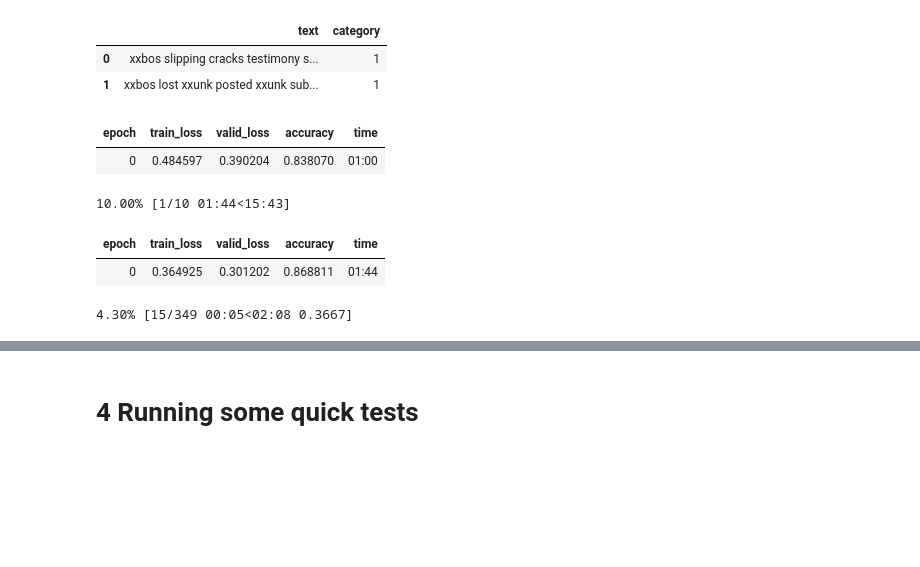
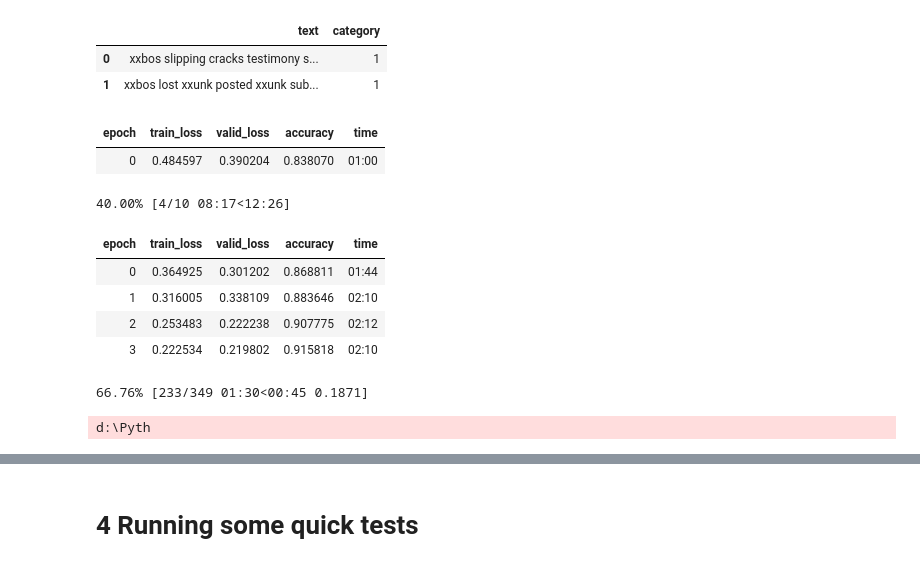
Before and after one commit to riverar9/cuny-msds, a Jupyter notebook: data607/projects/final-project/build_mental_health_model.ipynb, the cells around one changed output, grey strips where cells are left out. Saved outputs shown, nothing was run; the diff lists cells and outputs as text; code cells hidden in the pictures; blank space fills up the shorter version.

```diff
--- a/data607/projects/final-project/build_mental_health_model.ipynb
+++ b/data607/projects/final-project/build_mental_health_model.ipynb
@@ -74,14 +74,18 @@ learn = text_classifier_learner(
 )
 # %%
 # Start the learning process.
-learn.fine_tune(4, 1e-2)
+learn.fine_tune(3, 1e-2)
 # %% [output]
 | epoch | train_loss | valid_loss | accuracy | time |
 | 0 | 0.484597 | 0.390204 | 0.838070 | 01:00 |
-10.00% [1/10 01:44<15:43]
+40.00% [4/10 08:17<12:26]
 | epoch | train_loss | valid_loss | accuracy | time |
 | 0 | 0.364925 | 0.301202 | 0.868811 | 01:44 |
+| 1 | 0.316005 | 0.338109 | 0.883646 | 02:10 |
+| 2 | 0.253483 | 0.222238 | 0.907775 | 02:12 |
+| 3 | 0.222534 | 0.219802 | 0.915818 | 02:10 |
-4.30% [15/349 00:05<02:08 0.3667]
+66.76% [233/349 01:30<00:45 0.1871]
+d:\Pyth
 # %%
 # Show the data with the latest classifications
 learn.show_results(max_n = 2)
```
